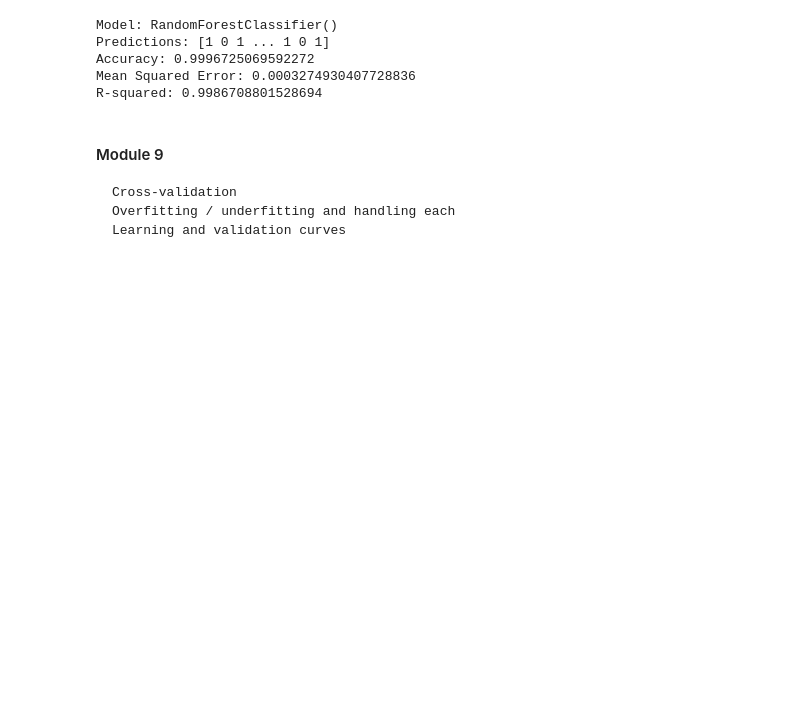
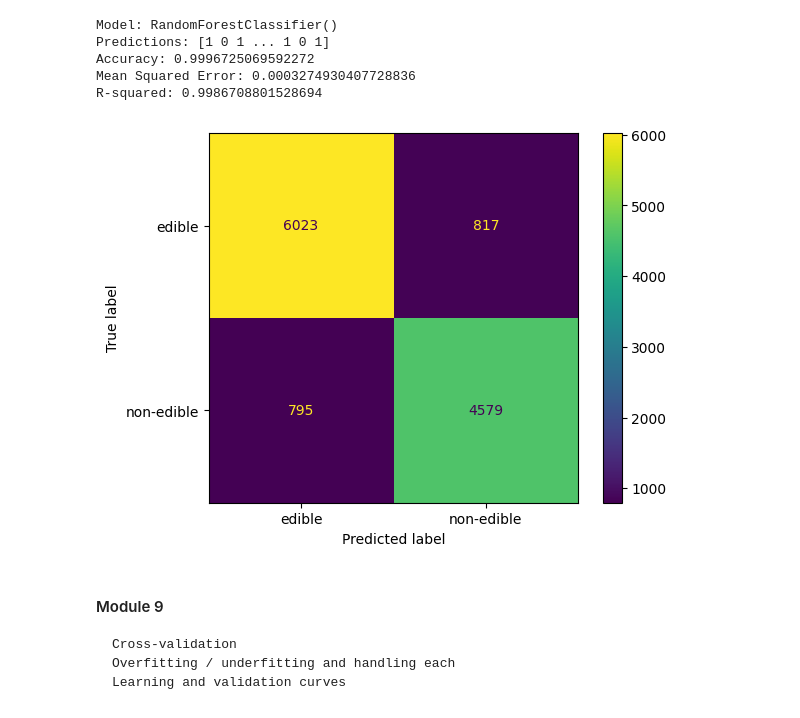
Before and after one commit to rjtrenchard/FungalHabitatML, a Jupyter notebook: Mushroom_Hunter.ipynb, the cells around one changed output. Cells and saved outputs as stored; diff of their text form; code cells hidden in the pictures; blank space fills up the shorter version.

Commit message:
get a confusion matrix running!

```diff
--- a/Mushroom_Hunter.ipynb
+++ b/Mushroom_Hunter.ipynb
@@ -575,8 +578,12 @@ X_train, X_test, y_train, y_test = train_test_split(OneHot_X, y, test_size=0.2,
 X_train_scaled, X_test_scaled, y_train_scaled, y_test_scaled = train_test_split(scaled_df, y, test_size=0.2, random_state=42)
 # %%
 # reusable code can be done with subroutines.
-def calculate_using_model(model_type, X_train, X_test, y_train, y_test):
-  model = model_type()
+def calculate_using_model(model_type, X_train, X_test, y_train, y_test, maxiter=False):
+  model = None
+  if maxiter:
+    model = model_type(max_iter = maxiter)
+  else:
+    model = model_type()
   model.fit(X_train, y_train)
 
   # make prediction
@@ -620,7 +627,6 @@ def model_to_dict(model):
     'accuracy': model[3],
     'mse': model[4],
     'r2': model[5]
-
   }
 # %%
 #linear/logistic regression
@@ -674,7 +680,8 @@ logistic_tuple = calculate_using_model(
     X_train,
     X_test,
     y_train,
-    y_test
+    y_test,
+    1000
 )
 
 report_model(*logistic_tuple)
@@ -749,17 +749,27 @@ R-squared: 0.9986708801528694
 # %%
 # understanding accuracy and the confusion matrix
 # generate confusion matrix
 from sklearn.metrics import confusion_matrix
 from sklearn.metrics import ConfusionMatrixDisplay
-# import seaborn as sns
-# import matplotlib.pyplot as plt
+import numpy as np
+import seaborn as sns
+import matplotlib.pyplot as plt
 
 # accuracy is given per model, and can be accessed in the 4th value of the tuple.
 # using y_test as the test variables,
-# we need to make a prediction as well
-y_pred =
+# we need to make a prediction as well, which is stored within the logistic model object
+logistic = model_to_dict(logistic_tuple)
+y_pred = logistic['y_pred']
 
-#
+# show confusion matrix
+cm = confusion_matrix(y_test, y_pred)
+disp = ConfusionMatrixDisplay(confusion_matrix=cm, display_labels=['edible', 'non-edible'])
+# np.array(linear['y_pred']).tolist()
+# y_pred
+disp.plot()
+plt.show()
+# %% [output]
+[figure, added]
 # %% [markdown]
 #### Module 9
     Cross-validation
```
Also changed, not shown: parts of 3 cells of this notebook.
